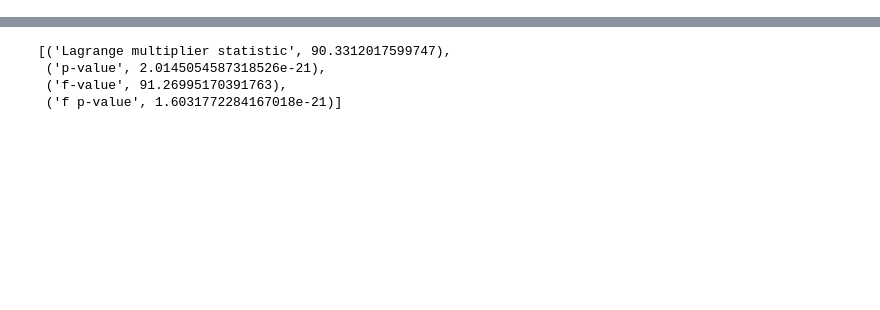
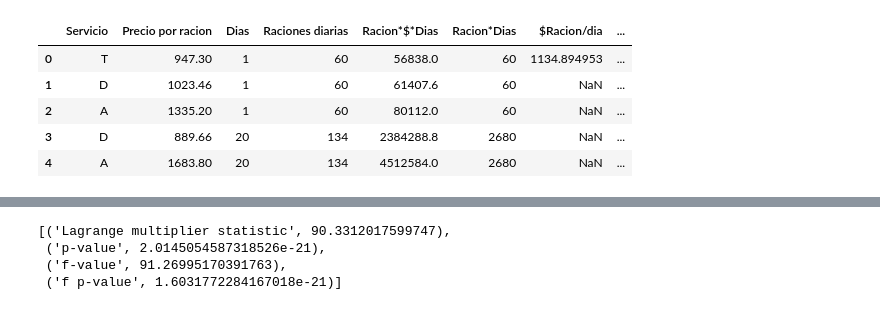
Before and after one commit to rbenatuilv/Junaeb-IMT-Capstone, a Jupyter notebook: Costos de escala/regresion2.ipynb, the cells around one changed output, grey strips where cells are left out. Drawn from its saved outputs; the diff is of its cells as text; code cells hidden in the pictures; blank space fills up the shorter version.

```diff
--- a/Costos de escala/regresion2.ipynb
+++ b/Costos de escala/regresion2.ipynb
@@ -29 +33,10 @@ data.rename(columns={'Total$': 'Total_precio'}).head(1)
+# %%
+data.head()
+# %% [output]
+|  | Servicio | Precio por racion | Dias | Raciones diarias | Racion*$*Dias | Racion*Dias | $Racion/dia | ... |
+| 0 | T | 947.30 | 1 | 60 | 56838.0 | 60 | 1134.894953 | ... |
+| 1 | D | 1023.46 | 1 | 60 | 61407.6 | 60 | NaN | ... |
+| 2 | A | 1335.20 | 1 | 60 | 80112.0 | 60 | NaN | ... |
+| 3 | D | 889.66 | 20 | 134 | 2384288.8 | 2680 | NaN | ... |
+| 4 | A | 1683.80 | 20 | 134 | 4512584.0 | 2680 | NaN | ... |
 # %%
```
Also changed, not shown: parts of 11 cells of this notebook, 4 other files.
